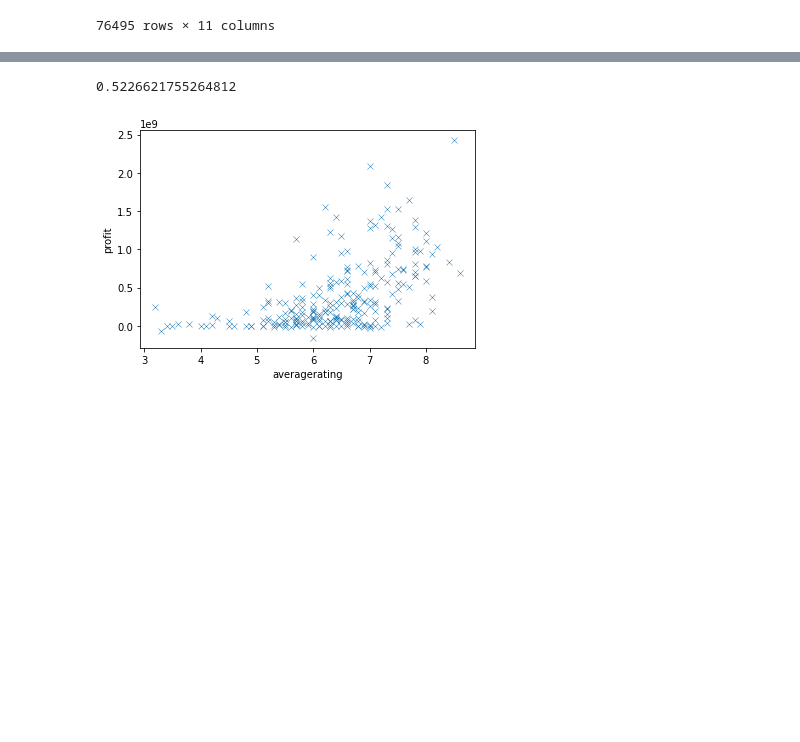
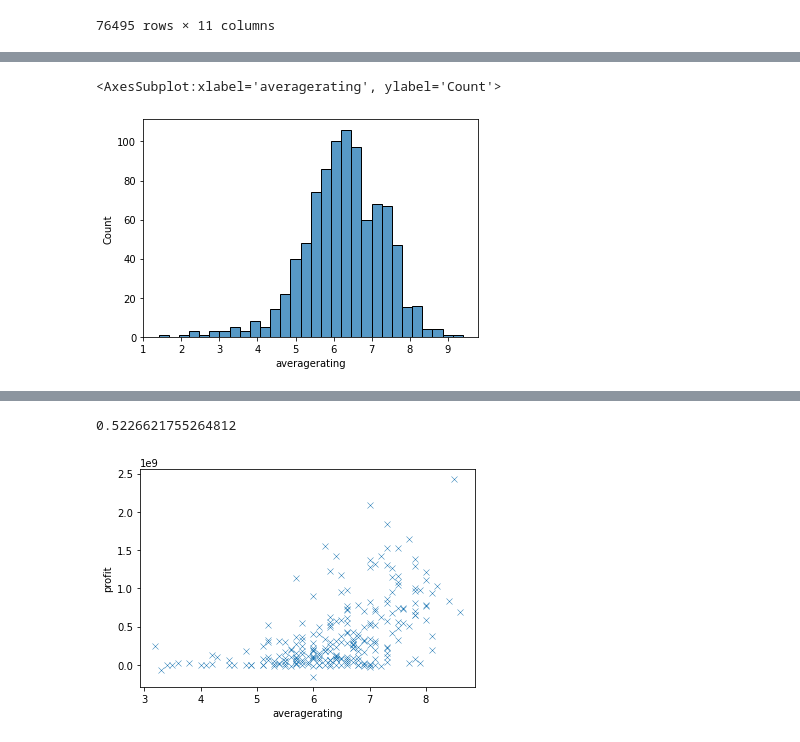
Before and after one commit to alexanderdaffara/Movies_Insights_EDA, a Jupyter notebook: utku.ipynb, the cells around one changed output, grey strips where cells are left out. Drawn from its saved outputs; the diff is of its cells as text; code cells hidden in the pictures; blank space fills up the shorter version.

```diff
--- a/utku.ipynb
+++ b/utku.ipynb
@@ -350,0 +343,3 @@ imdb_all
+# %%
+avg_rating_genre = imdb_all.groupby('genres').mean().sort_values('averagerating')
+avg_rating_genre.tail()
@@ -351 +354,6 @@ imdb_all
+# %%
+sns.histplot(avg_rating_genre['averagerating'])
+# %% [output]
+<AxesSubplot:xlabel='averagerating', ylabel='Count'>
+[figure, added]
 # %%
```
Also changed, not shown: parts of 33 cells of this notebook.
